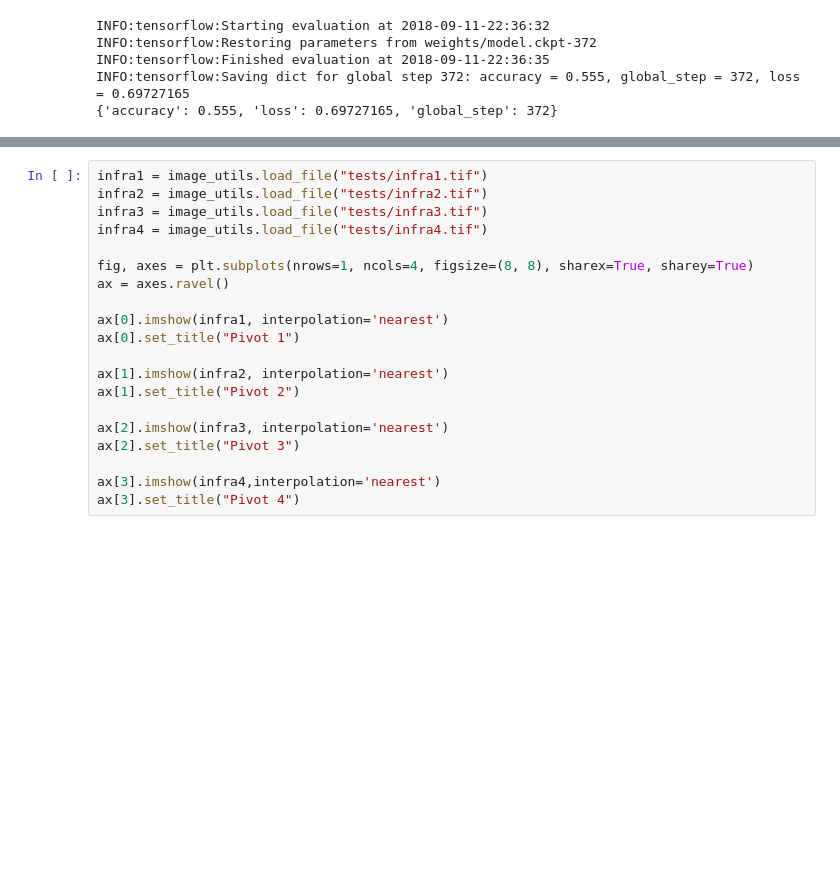
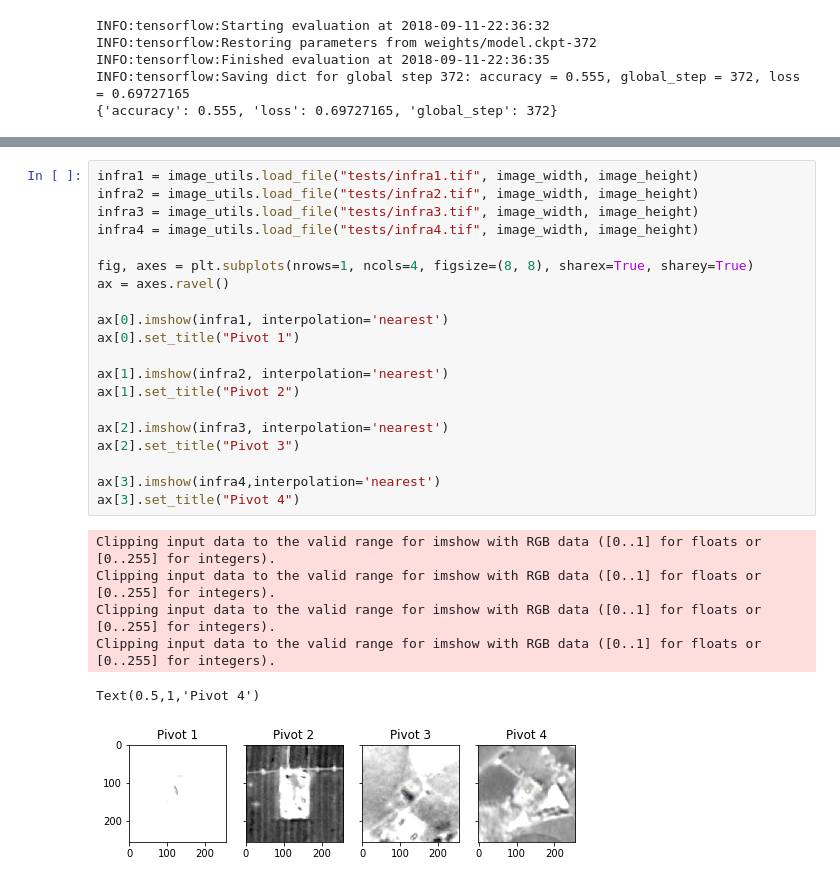
Before and after one commit to saraivaufc/tf_object_detection, a Jupyter notebook: tutorial.ipynb, the cells around one changed output, grey strips where cells are left out. Drawn from its saved outputs; the diff is of its cells as text; blank space fills up the shorter version.

```diff
--- a/tutorial.ipynb
+++ b/tutorial.ipynb
@@ -115,20 +124,27 @@ Text(0.5,1,'Pivot 4')
 # %%
-infra1 = image_utils.load_file("tests/infra1.tif")
-infra2 = image_utils.load_file("tests/infra2.tif")
-infra3 = image_utils.load_file("tests/infra3.tif")
-infra4 = image_utils.load_file("tests/infra4.tif")
+infra1 = image_utils.load_file("tests/infra1.tif", image_width, image_height)
+infra2 = image_utils.load_file("tests/infra2.tif", image_width, image_height)
+infra3 = image_utils.load_file("tests/infra3.tif", image_width, image_height)
+infra4 = image_utils.load_file("tests/infra4.tif", image_width, image_height)
 
 fig, axes = plt.subplots(nrows=1, ncols=4, figsize=(8, 8), sharex=True, sharey=True)
 ax = axes.ravel()
 
 ax[0].imshow(infra1, interpolation='nearest')
 ax[0].set_title("Pivot 1")
 
 ax[1].imshow(infra2, interpolation='nearest')
 ax[1].set_title("Pivot 2")
 
 ax[2].imshow(infra3, interpolation='nearest')
 ax[2].set_title("Pivot 3")
 
 ax[3].imshow(infra4,interpolation='nearest')
 ax[3].set_title("Pivot 4")
+# %% [output]
+Clipping input data to the valid range for imshow with RGB data ([0..1] for floats or [0..255] for integers).
+Clipping input data to the valid range for imshow with RGB data ([0..1] for floats or [0..255] for integers).
+Clipping input data to the valid range for imshow with RGB data ([0..1] for floats or [0..255] for integers).
+Clipping input data to the valid range for imshow with RGB data ([0..1] for floats or [0..255] for integers).
+Text(0.5,1,'Pivot 4')
+[figure, added]
```
Also changed, not shown: parts of 9 cells of this notebook.
